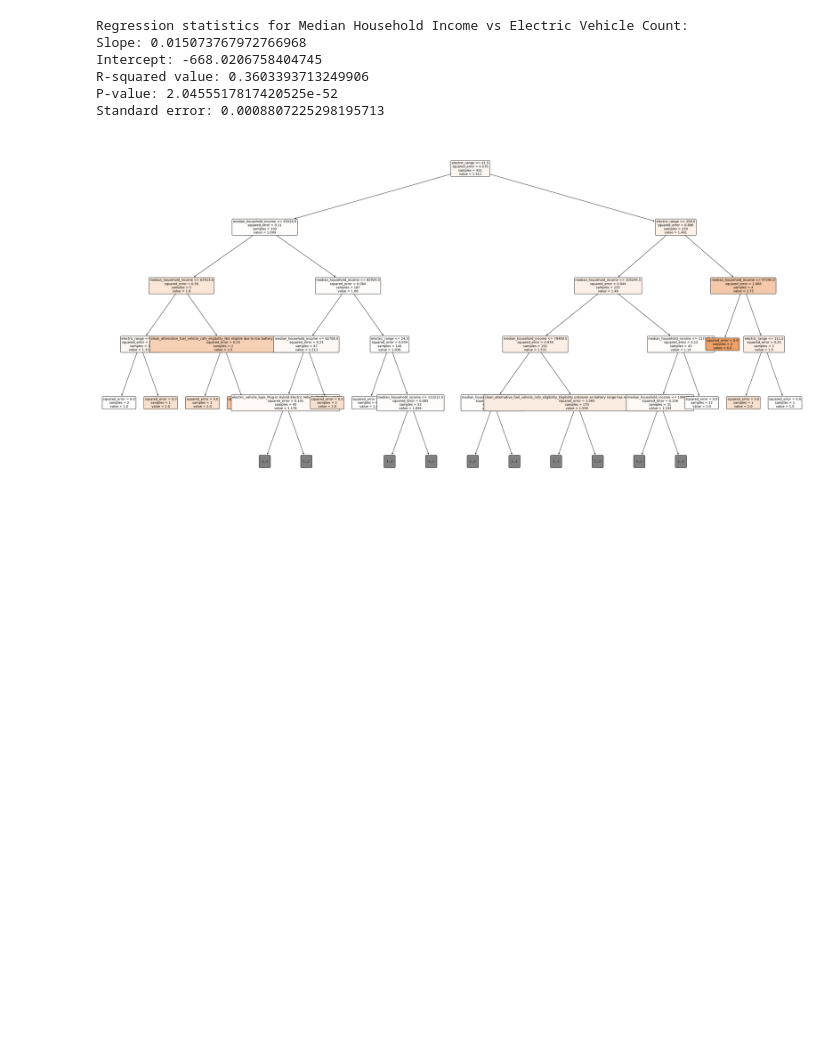
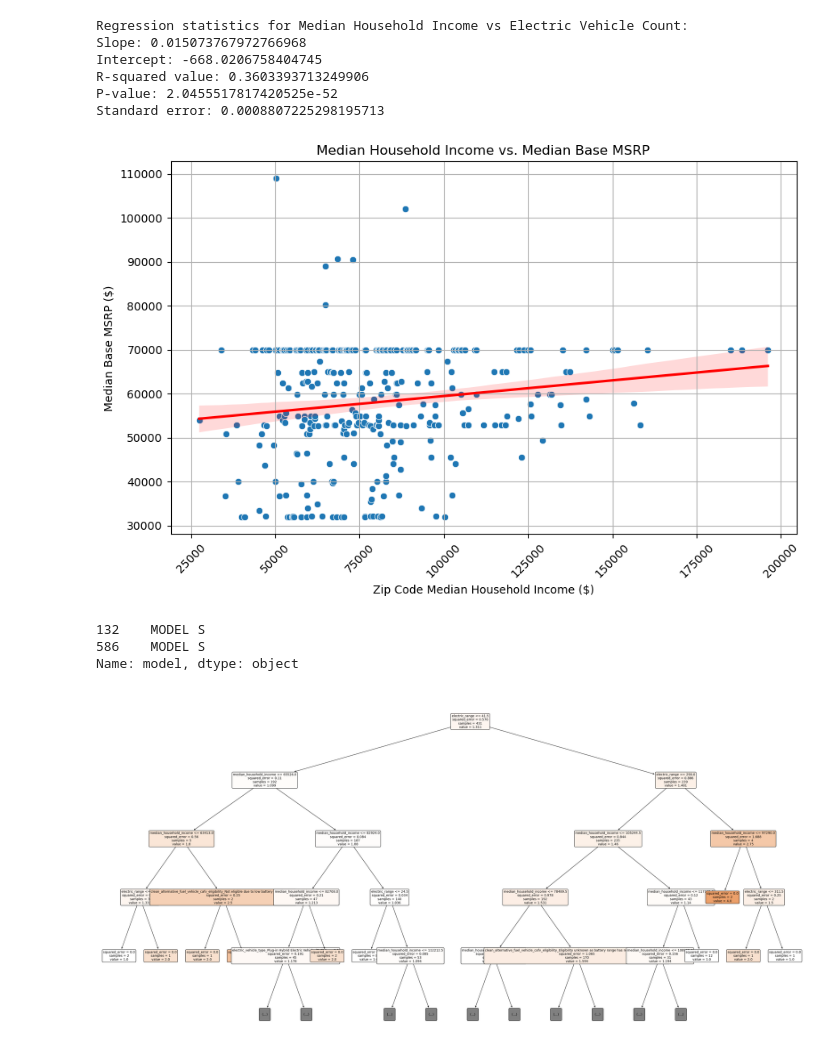
Before and after one commit to faufreiter/dds_ev_analysis, a Jupyter notebook: analysis.ipynb, the cells around one changed output. Saved outputs shown, nothing was run; the diff lists cells and outputs as text; code cells hidden in the pictures; blank space fills up the shorter version.

Commit message:
add analysis about median_income vs median_base_msrp

```diff
--- a/analysis.ipynb
+++ b/analysis.ipynb
@@ -274,6 +274,36 @@ Intercept: -668.0206758404745
 R-squared value: 0.3603393713249906
 P-value: 2.0455517817420525e-52
 Standard error: 0.0008807225298195713
+# %%
+electric_vehicle_byzip_without_na_msrp = electric_vehicle_byzip.dropna(subset=['base_msrp'])
+# electric_vehicle_byzip['base_msrp'].isna().sum()
+
+vehicle_median_msrp_per_income = electric_vehicle_byzip_without_na_msrp.groupby('median_household_income').agg(
+    median_base_msrp=('base_msrp', 'median')
+).reset_index()
+
+# Convert median household income to numeric
+vehicle_median_msrp_per_income['median_household_income_num'] = pd.to_numeric(vehicle_median_msrp_per_income['median_household_income'])
+
+# Plot
+plt.figure(figsize=(10, 6))
+sns.scatterplot(x='median_household_income_num', y='median_base_msrp', data=vehicle_median_msrp_per_income)
+sns.regplot(x='median_household_income_num', y='median_base_msrp', data=vehicle_median_msrp_per_income, scatter=False, color='red')
+plt.title('Median Household Income vs. Median Base MSRP')
+plt.xlabel('Zip Code Median Household Income ($)')
+plt.ylabel('Median Base MSRP ($)')
+plt.xticks(rotation=45)
+plt.grid(True)
+plt.show()
+# %% [output]
+[figure, added]
+# %%
+models_with_msrp_range = electric_vehicle_msrp[(electric_vehicle_msrp['base_msrp'] >= 65000) & (electric_vehicle_msrp['base_msrp'] <= 75000)]['model']
+print(models_with_msrp_range)
+# %% [output]
+132    MODEL S
+586    MODEL S
+Name: model, dtype: object
 # %%
 vehicle_income_count = electric_vehicle_byzip.groupby('vehicle').agg(
     vehicle_n=('vehicle', 'size'),
```
Also changed, not shown: parts of 1 cell of this notebook.
